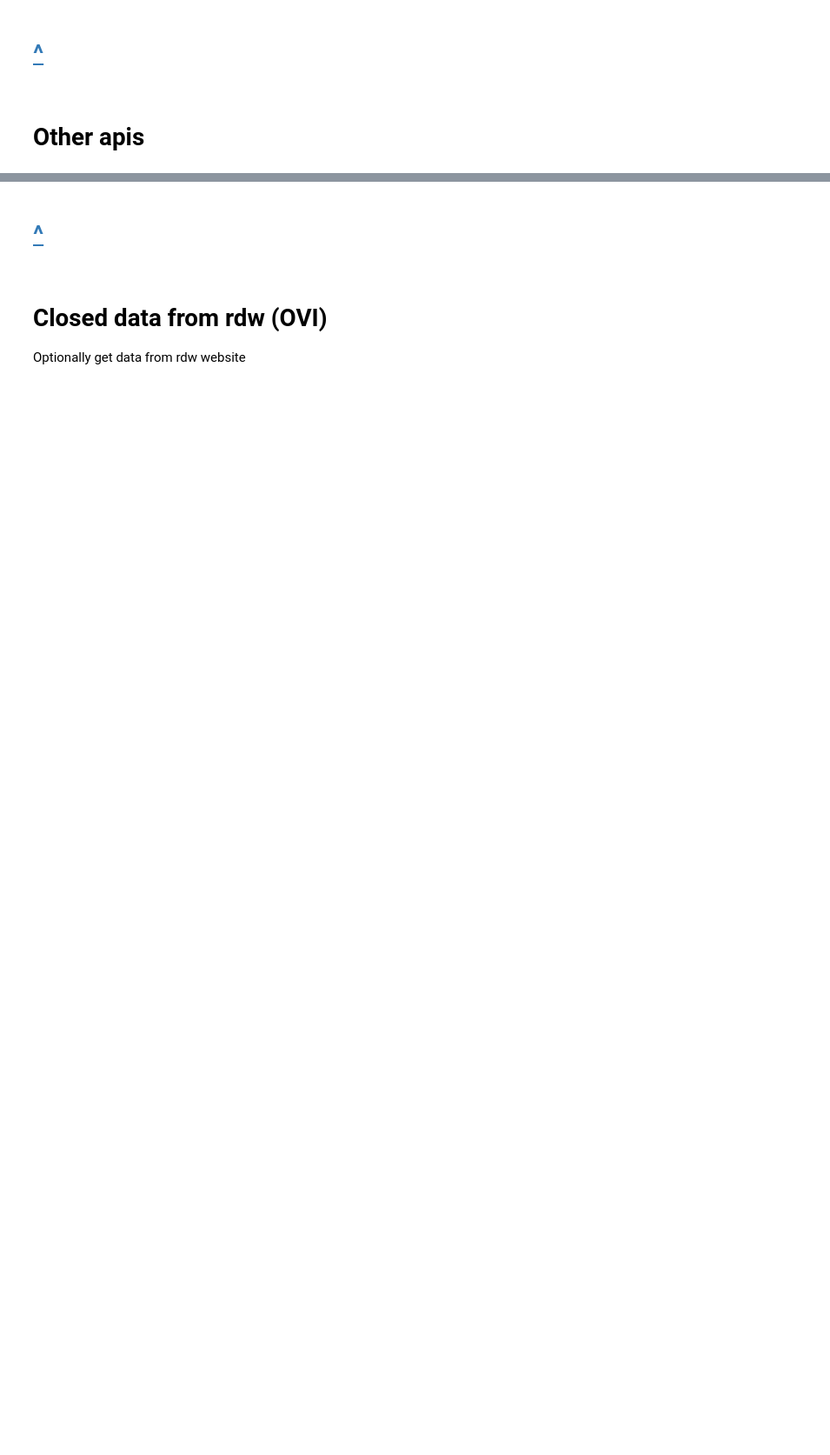
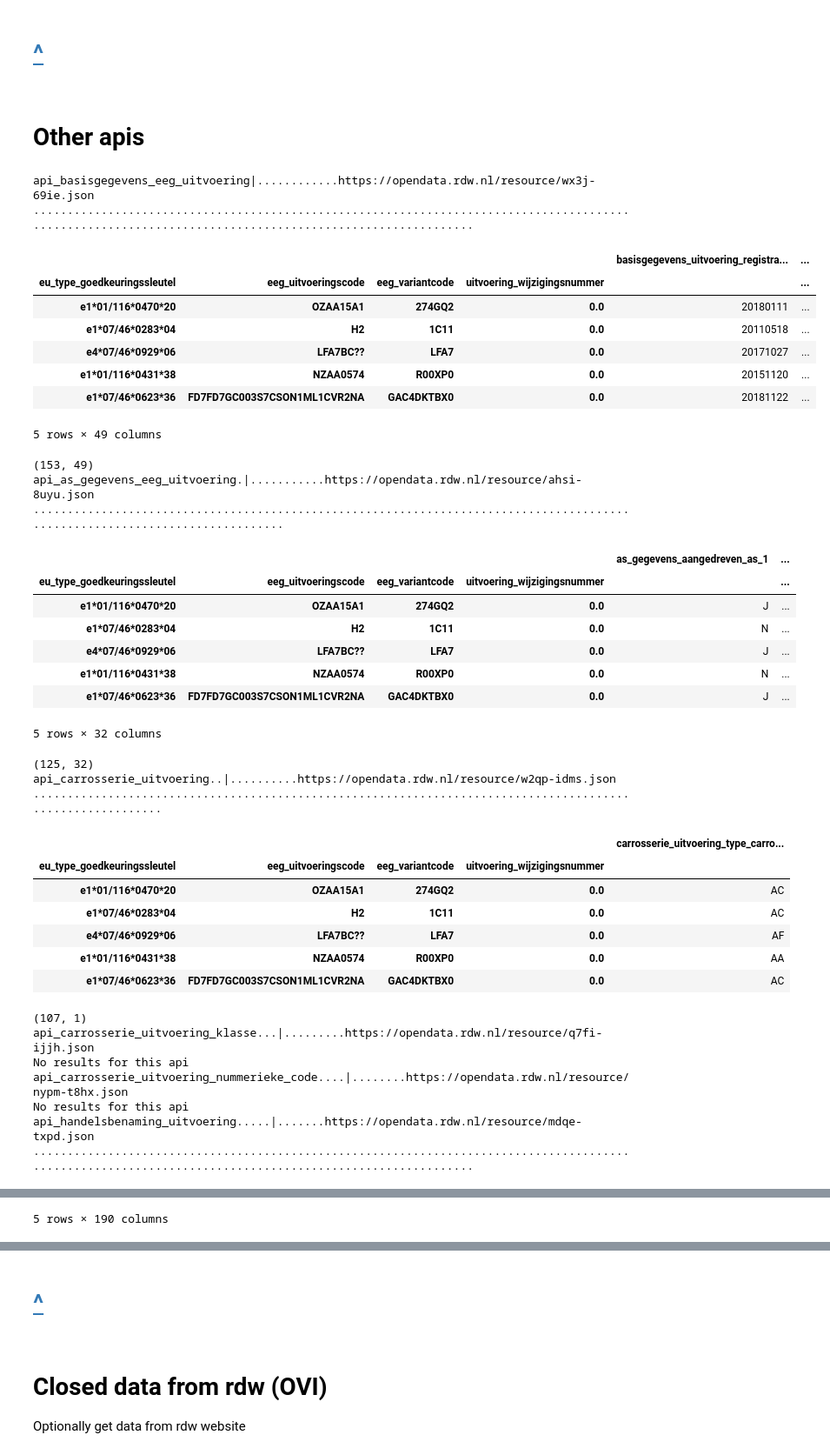
Before and after one commit to r5atom/Saturday-Datascience, a Jupyter notebook: code/add-rdw-info-to-drz.ipynb, the cells around one changed output, grey strips where cells are left out. Shown at 87% size. Saved outputs shown, nothing was run; the diff lists cells and outputs as text; code cells hidden in the pictures; blank space fills up the shorter version.

Commit message:
run with May 2021 results

```diff
--- a/code/add-rdw-info-to-drz.ipynb
+++ b/code/add-rdw-info-to-drz.ipynb
@@ -355,6 +487,15 @@ for api_name in api_list:
                         ]
                 piv.columns = one_level
                 df0 = pd.concat([df0, piv], sort=False)
+            elif api_name == 'api_carrosserie_uitvoering_nummerieke_code':
+                piv = res.pivot(columns='carrosserie_uitvoering_numeriek_volgnummer')
+                one_level = [
+                            re.sub('^api_','', re.sub('_eeg_uitvoering$','',api_name)) + '_' + '_'.join(
+                                [str(c) if type(c)==int else c for c in l]
+                            ) for l in piv.columns
+                        ]
+                piv.columns = one_level
+                df0 = pd.concat([df0, piv], sort=False)
             elif api_name == 'api_uitvoeringverbruik_per_uitgave':
                 piv = res.pivot(columns='uitvgavenummer_verbruikboek')
                 one_level = [
@@ -383,30 +524,69 @@ for api_name in api_list:
                 piv.columns = one_level
                 df0 = pd.concat([df0, piv], sort=False)
             elif api_name == 'api_motor_uitvoering_brandstof':
                 piv = pd.pivot_table(res, index=res.index.names, columns=['volgnummer', 'brandstof_volgnummer'])
                 one_level = [
                             re.sub('^api_','', re.sub('_eeg_uitvoering$','',api_name)) + '_' + '_'.join(
                                 [str(c) if type(c)==int else c for c in l]
                             ) for l in piv.columns
                         ]
                 piv.columns = one_level
                 df0 = pd.concat([df0, piv], sort=False)
             elif api_name == 'api_merk_uitvoering_toegestaan':
                 piv = pd.pivot_table(res, index=res.index.names, values=res.columns, aggfunc=list)
                 df0 = pd.concat([df0, piv], sort=False)
             else:
                 assert res.shape[0] == 1 # Nothing to pivot on
                 columns = ['{}_{}'.format(re.sub('^api_','', re.sub('_eeg_uitvoering$','',api_name)), c) for c in res.columns]
                 res.columns = columns
                 df0 = pd.concat([df0, res], sort=False)
 
             print('.', end='')
         if len(df0)==0:
             print('No results for this api')
             continue
 
 
         # add to dict
         rdw_per_confcode[key] = df0
         display(rdw_per_confcode[key].tail())
         print(rdw_per_confcode[key].shape)
+# %% [output]
+api_basisgegevens_eeg_uitvoering|............https://opendata.rdw.nl/resource/wx3j-69ie.json
+.........................................................................................................................................................
+|  |  |  |  | basisgegevens_uitvoering_registra... | ... |
+| eu_type_goedkeuringssleutel | eeg_uitvoeringscode | eeg_variantcode | uitvoering_wijzigingsnummer |  | ... |
+| e1*01/116*0470*20 | OZAA15A1 | 274GQ2 | 0.0 | 20180111 | ... |
+| e1*07/46*0283*04 | H2 | 1C11 | 0.0 | 20110518 | ... |
+| e4*07/46*0929*06 | LFA7BC?? | LFA7 | 0.0 | 20171027 | ... |
+| e1*01/116*0431*38 | NZAA0574 | R00XP0 | 0.0 | 20151120 | ... |
+| e1*07/46*0623*36 | FD7FD7GC003S7CSON1ML1CVR2NA | GAC4DKTBX0 | 0.0 | 20181122 | ... |
+5 rows × 49 columns
+(153, 49)
+api_as_gegevens_eeg_uitvoering.|...........https://opendata.rdw.nl/resource/ahsi-8uyu.json
+.............................................................................................................................
+|  |  |  |  | as_gegevens_aangedreven_as_1 | ... |
+| eu_type_goedkeuringssleutel | eeg_uitvoeringscode | eeg_variantcode | uitvoering_wijzigingsnummer |  | ... |
+| e1*01/116*0470*20 | OZAA15A1 | 274GQ2 | 0.0 | J | ... |
+| e1*07/46*0283*04 | H2 | 1C11 | 0.0 | N | ... |
+| e4*07/46*0929*06 | LFA7BC?? | LFA7 | 0.0 | J | ... |
+| e1*01/116*0431*38 | NZAA0574 | R00XP0 | 0.0 | N | ... |
+| e1*07/46*0623*36 | FD7FD7GC003S7CSON1ML1CVR2NA | GAC4DKTBX0 | 0.0 | J | ... |
+5 rows × 32 columns
+(125, 32)
+api_carrosserie_uitvoering..|..........https://opendata.rdw.nl/resource/w2qp-idms.json
+...........................................................................................................
+|  |  |  |  | carrosserie_uitvoering_type_carro... |
+| eu_type_goedkeuringssleutel | eeg_uitvoeringscode | eeg_variantcode | uitvoering_wijzigingsnummer |  |
+| e1*01/116*0470*20 | OZAA15A1 | 274GQ2 | 0.0 | AC |
+| e1*07/46*0283*04 | H2 | 1C11 | 0.0 | AC |
+| e4*07/46*0929*06 | LFA7BC?? | LFA7 | 0.0 | AF |
+| e1*01/116*0431*38 | NZAA0574 | R00XP0 | 0.0 | AA |
+| e1*07/46*0623*36 | FD7FD7GC003S7CSON1ML1CVR2NA | GAC4DKTBX0 | 0.0 | AC |
+(107, 1)
+api_carrosserie_uitvoering_klasse...|.........https://opendata.rdw.nl/resource/q7fi-ijjh.json
+No results for this api
+api_carrosserie_uitvoering_nummerieke_code....|........https://opendata.rdw.nl/resource/nypm-t8hx.json
+No results for this api
+api_handelsbenaming_uitvoering.....|.......https://opendata.rdw.nl/resource/mdqe-txpd.json
+.........................................................................................................................................................
@@ -412,0 +600 @@ for api_name in api_list:
+5 rows × 190 columns
```
Also changed, not shown: parts of 17 cells of this notebook, 42 other files.
